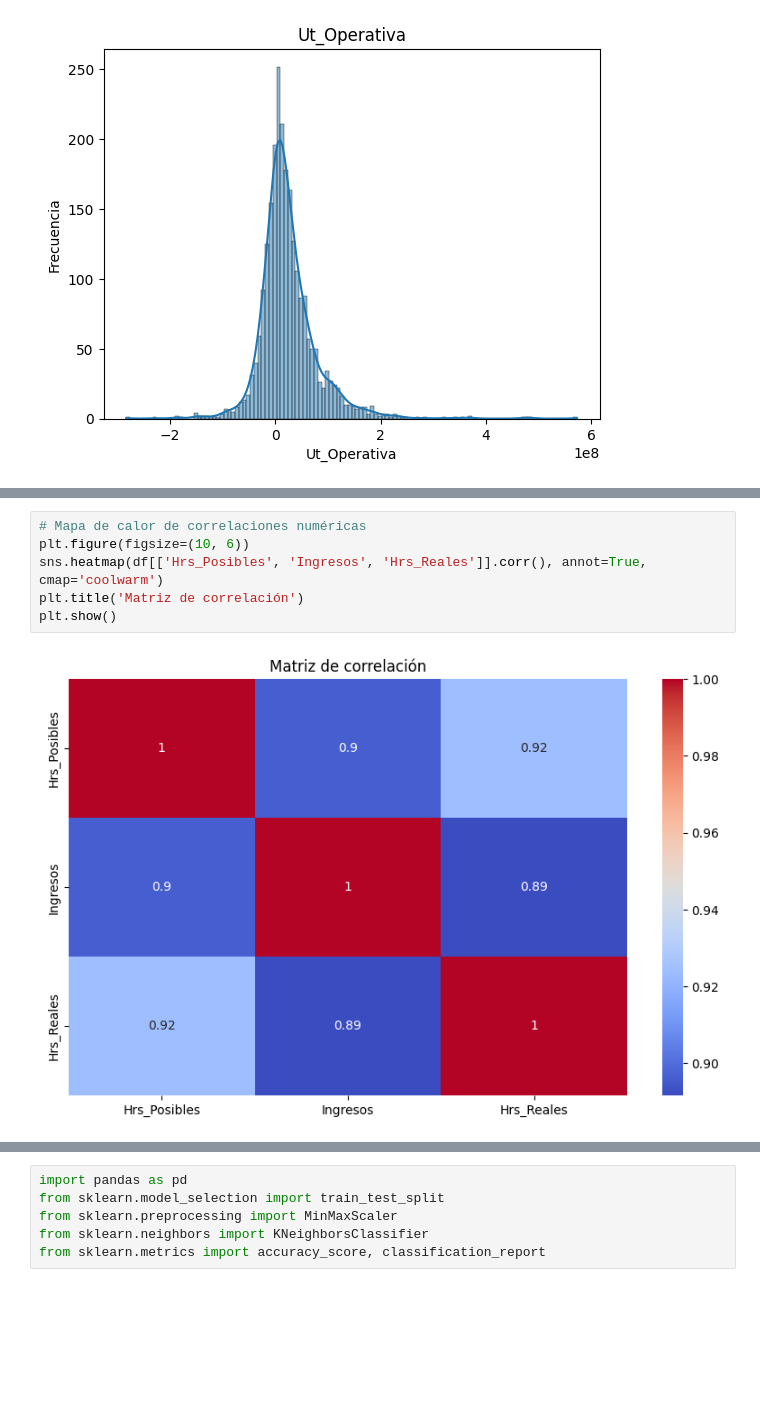
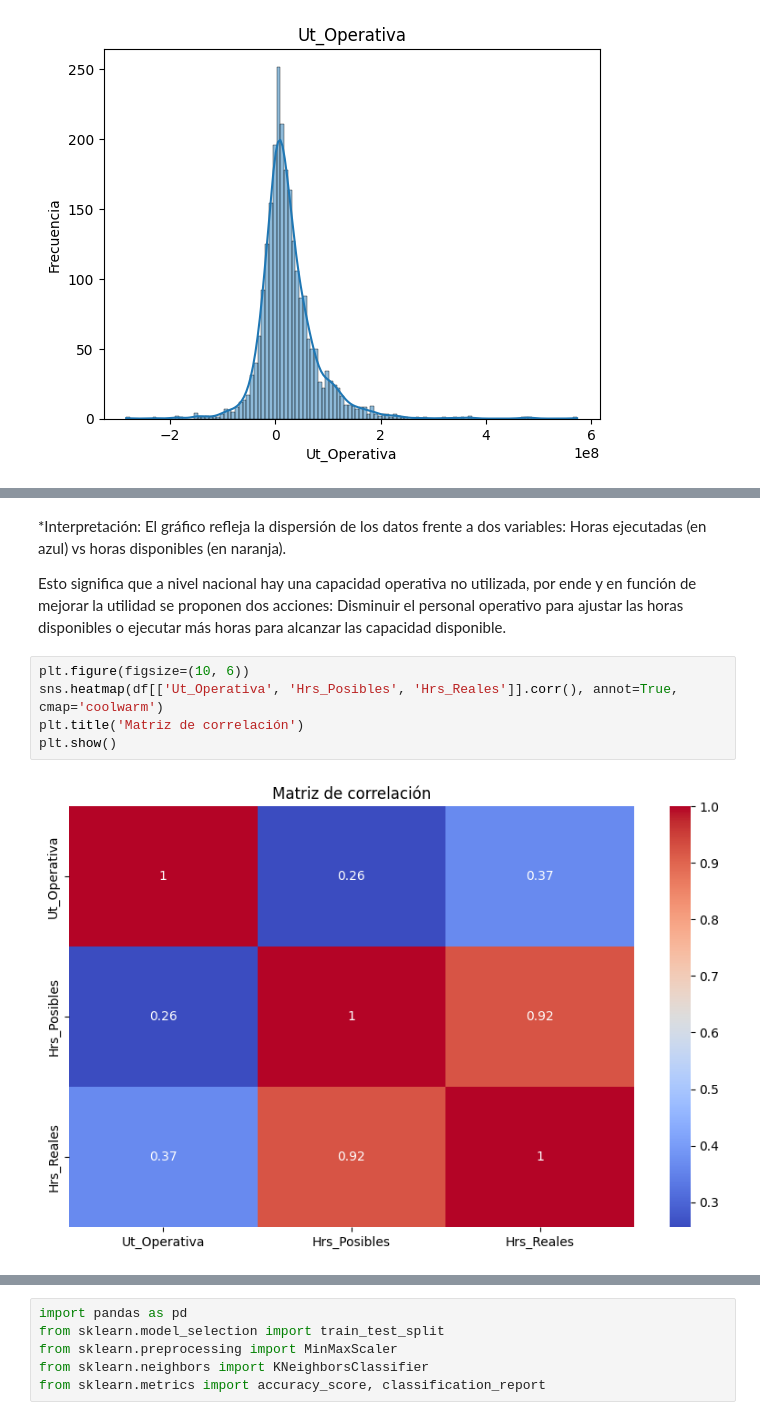
Before and after one commit to Anyeladr/taller, a Jupyter notebook: session-01/notebooks/Sesion 1.ipynb, the cells around one changed output, grey strips where cells are left out. Saved outputs shown, nothing was run; the diff lists cells and outputs as text; blank space fills up the shorter version.

Commit message:
Interpretación de gráficos

```diff
--- a/session-01/notebooks/Sesion 1.ipynb
+++ b/session-01/notebooks/Sesion 1.ipynb
@@ -243,8 +252,11 @@ plt.show()
+# %% [markdown]
+*Interpretación: El gráfico refleja la dispersión de los datos frente a dos variables: Horas ejecutadas (en azul) vs horas disponibles (en naranja).
+
+Esto significa que a nivel nacional hay una capacidad operativa no utilizada, por ende y en función de mejorar la utilidad se proponen dos acciones: Disminuir el personal operativo para ajustar las horas disponibles o ejecutar más horas para alcanzar las capacidad disponible.
 # %%
-# Mapa de calor de correlaciones numéricas
 plt.figure(figsize=(10, 6))
-sns.heatmap(df[['Hrs_Posibles', 'Ingresos', 'Hrs_Reales']].corr(), annot=True, cmap='coolwarm')
+sns.heatmap(df[['Ut_Operativa', 'Hrs_Posibles', 'Hrs_Reales']].corr(), annot=True, cmap='coolwarm')
 plt.title('Matriz de correlación')
 plt.show()
 # %% [output]
-[figure, old version]
+[figure, new version]
```
Also changed, not shown: parts of 18 cells of this notebook.
